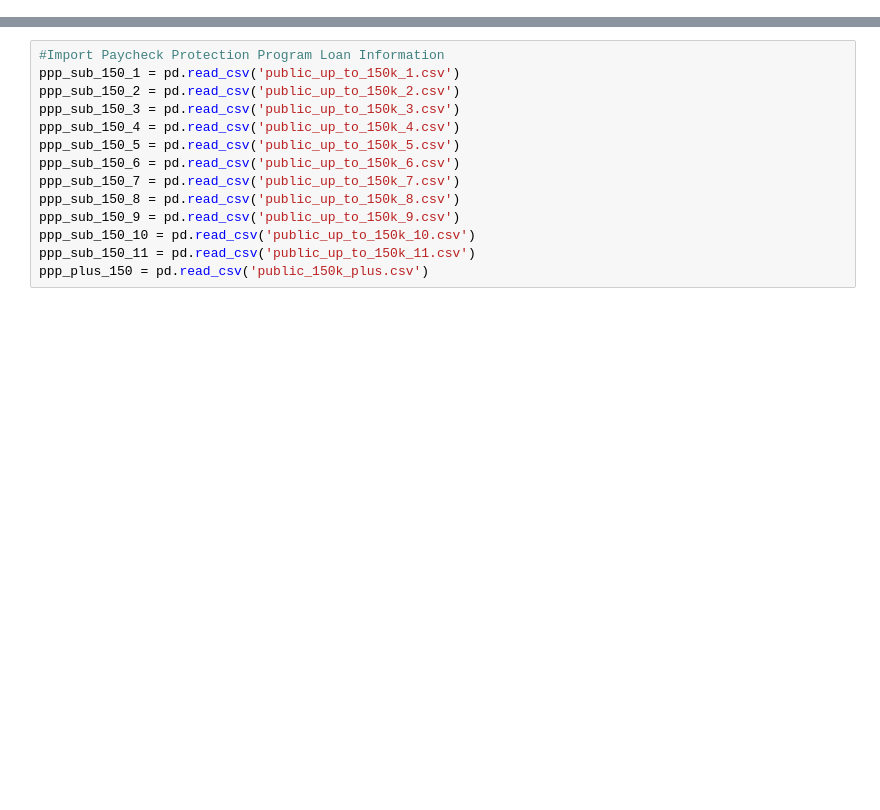
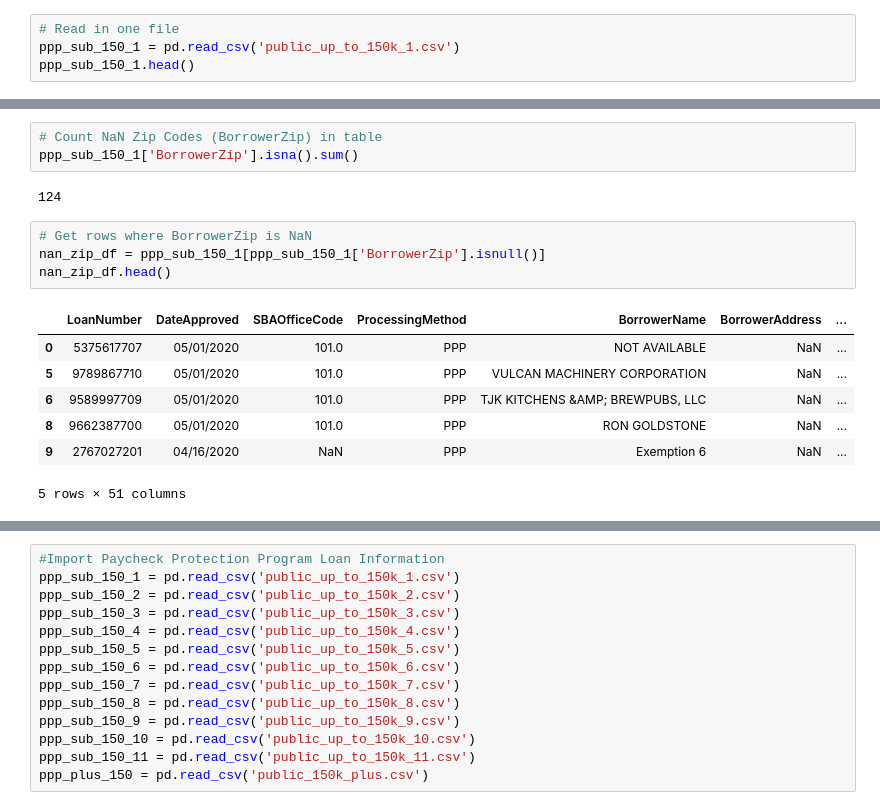
Before and after one commit to trang-van/afn, a Jupyter notebook: PPP Loan data/PPP Loan data.ipynb, the cells around one changed output, grey strips where cells are left out. Cells and saved outputs as stored; diff of their text form; blank space fills up the shorter version.

```diff
--- a/PPP Loan data/PPP Loan data.ipynb
+++ b/PPP Loan data/PPP Loan data.ipynb
@@ -3,0 +58,4 @@ import numpy as np
+# %%
+# Read in one file
+ppp_sub_150_1 = pd.read_csv('public_up_to_150k_1.csv')
+ppp_sub_150_1.head()
@@ -3,0 +112,17 @@ import numpy as np
+# %%
+# Count NaN Zip Codes (BorrowerZip) in table
+ppp_sub_150_1['BorrowerZip'].isna().sum()
+# %% [output]
+124
+# %%
+# Get rows where BorrowerZip is NaN
+nan_zip_df = ppp_sub_150_1[ppp_sub_150_1['BorrowerZip'].isnull()]
+nan_zip_df.head()
+# %% [output]
+|  | LoanNumber | DateApproved | SBAOfficeCode | ProcessingMethod | BorrowerName | BorrowerAddress | ... |
+| 0 | 5375617707 | 05/01/2020 | 101.0 | PPP | NOT AVAILABLE | NaN | ... |
+| 5 | 9789867710 | 05/01/2020 | 101.0 | PPP | VULCAN MACHINERY CORPORATION | NaN | ... |
+| 6 | 9589997709 | 05/01/2020 | 101.0 | PPP | TJK KITCHENS &AMP; BREWPUBS, LLC | NaN | ... |
+| 8 | 9662387700 | 05/01/2020 | 101.0 | PPP | RON GOLDSTONE | NaN | ... |
+| 9 | 2767027201 | 04/16/2020 | NaN | PPP | Exemption 6 | NaN | ... |
+5 rows × 51 columns
```
Also changed, not shown: parts of 61 cells of this notebook.
